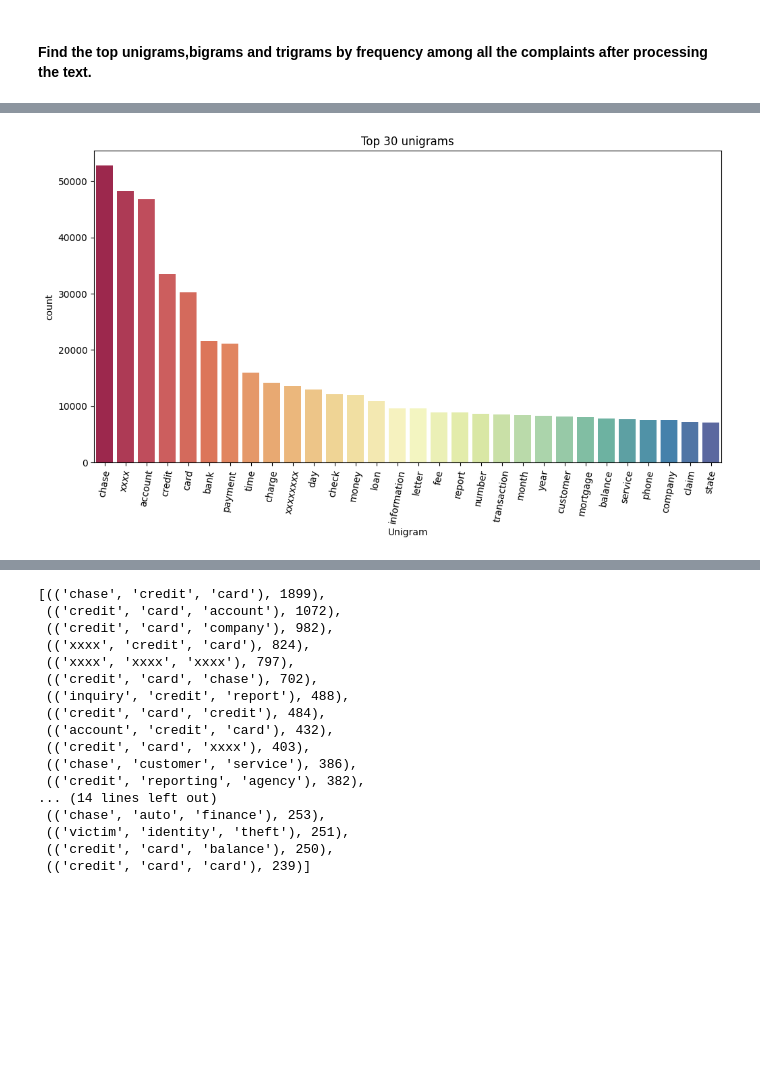
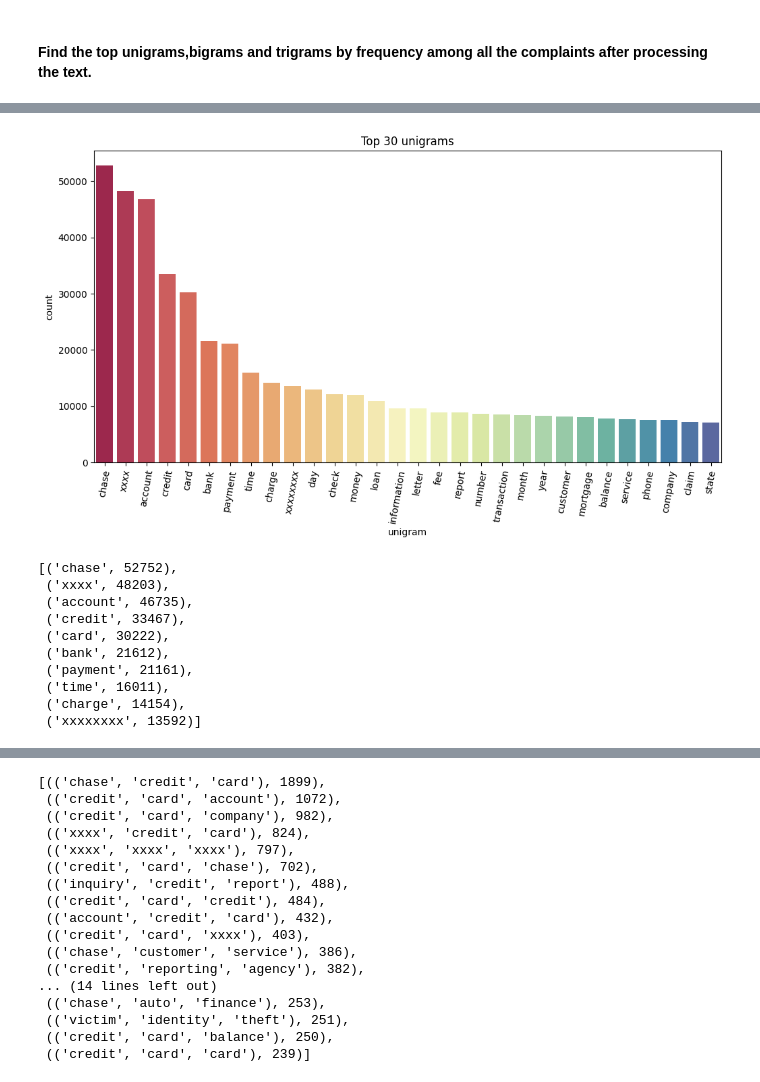
Before and after one commit to ranpariyachetan/automatic-ticket-classification, a Jupyter notebook: Automatic_Ticket_Classification_Assignment.ipynb, the cells around one changed output, grey strips where cells are left out. Saved outputs shown, nothing was run; the diff lists cells and outputs as text; code cells hidden in the pictures; blank space fills up the shorter version.

```diff
--- a/Automatic_Ticket_Classification_Assignment.ipynb
+++ b/Automatic_Ticket_Classification_Assignment.ipynb
@@ -405,11 +405,23 @@ def plot_ngram_barplot(ngrams, plot_title, x_label):
 # %%
 #Write your code here to find the top 30 unigram frequency among the complaints in the cleaned datafram(df_clean).
 top_30_unigrams = get_top_n_ngrams(df_clean['Complaint_clean'], ngram=1, top=30)
+plot_ngram_barplot(top_30_unigrams, "Top 30 unigrams", "unigram")
+# %% [output]
+[figure, added]
 # %%
 #Print the top 10 words in the unigram frequency
-plot_ngram_barplot(top_30_unigrams, "Top 30 unigrams", "Unigram")
+top_30_unigrams[:10]
 # %% [output]
-[figure, removed]
+[('chase', 52752),
+ ('xxxx', 48203),
+ ('account', 46735),
+ ('credit', 33467),
+ ('card', 30222),
+ ('bank', 21612),
+ ('payment', 21161),
+ ('time', 16011),
+ ('charge', 14154),
+ ('xxxxxxxx', 13592)]
 # %%
 #Write your code here to find the top 30 bigram frequency among the complaints in the cleaned datafram(df_clean).
 
```
Also changed, not shown: parts of 2 cells of this notebook.
